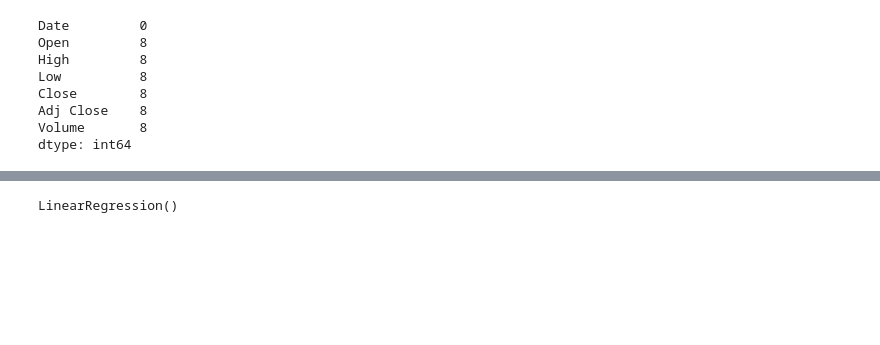
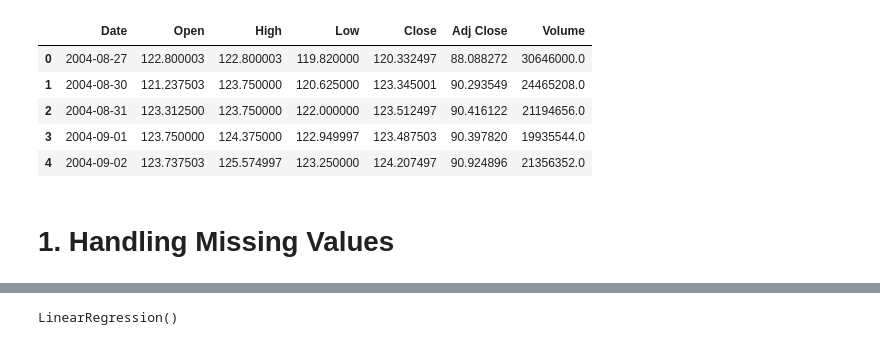
Before and after one commit to SurajYadav2/Python, a Jupyter notebook: TCS stock price prediction.ipynb, the cells around one changed output, grey strips where cells are left out. Drawn from its saved outputs; the diff is of its cells as text; code cells hidden in the pictures; blank space fills up the shorter version.

```diff
--- a/TCS stock price prediction.ipynb
+++ b/TCS stock price prediction.ipynb
@@ -45,11 +13,12 @@ memory usage: 245.9+ KB
-# %%
-data.isnull().sum()
-# %% [output]
-Date         0
-Open         8
-High         8
-Low          8
-Close        8
-Adj Close    8
-Volume       8
-dtype: int64
+# %%
+# Display the first few rows of the dataset
+data.head()
+# %% [output]
+|  | Date | Open | High | Low | Close | Adj Close | Volume |
+| 0 | 2004-08-27 | 122.800003 | 122.800003 | 119.820000 | 120.332497 | 88.088272 | 30646000.0 |
+| 1 | 2004-08-30 | 121.237503 | 123.750000 | 120.625000 | 123.345001 | 90.293549 | 24465208.0 |
+| 2 | 2004-08-31 | 123.312500 | 123.750000 | 122.000000 | 123.512497 | 90.416122 | 21194656.0 |
+| 3 | 2004-09-01 | 123.750000 | 124.375000 | 122.949997 | 123.487503 | 90.397820 | 19935544.0 |
+| 4 | 2004-09-02 | 123.737503 | 125.574997 | 123.250000 | 124.207497 | 90.924896 | 21356352.0 |
+# %% [markdown]
+# 1. Handling Missing Values
```
Also changed, not shown: parts of 24 cells of this notebook.
